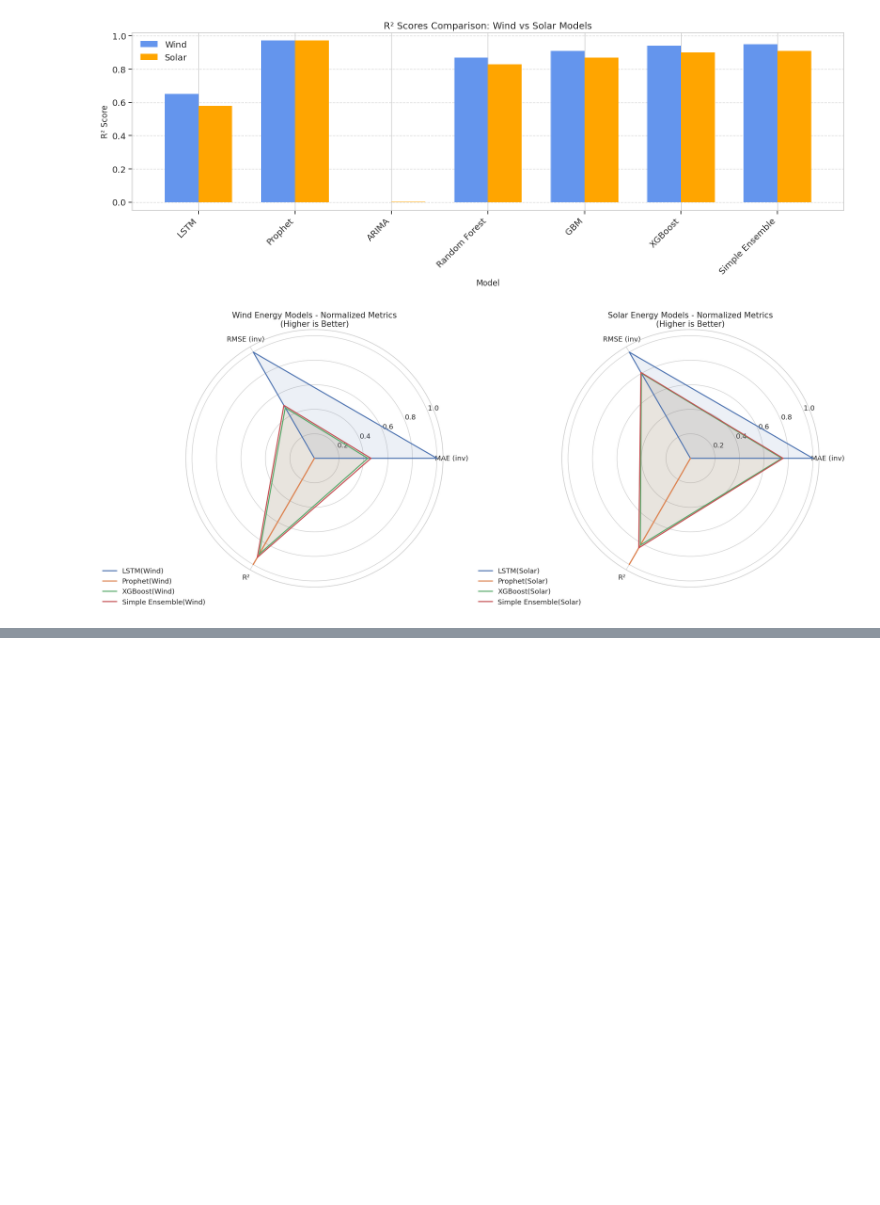
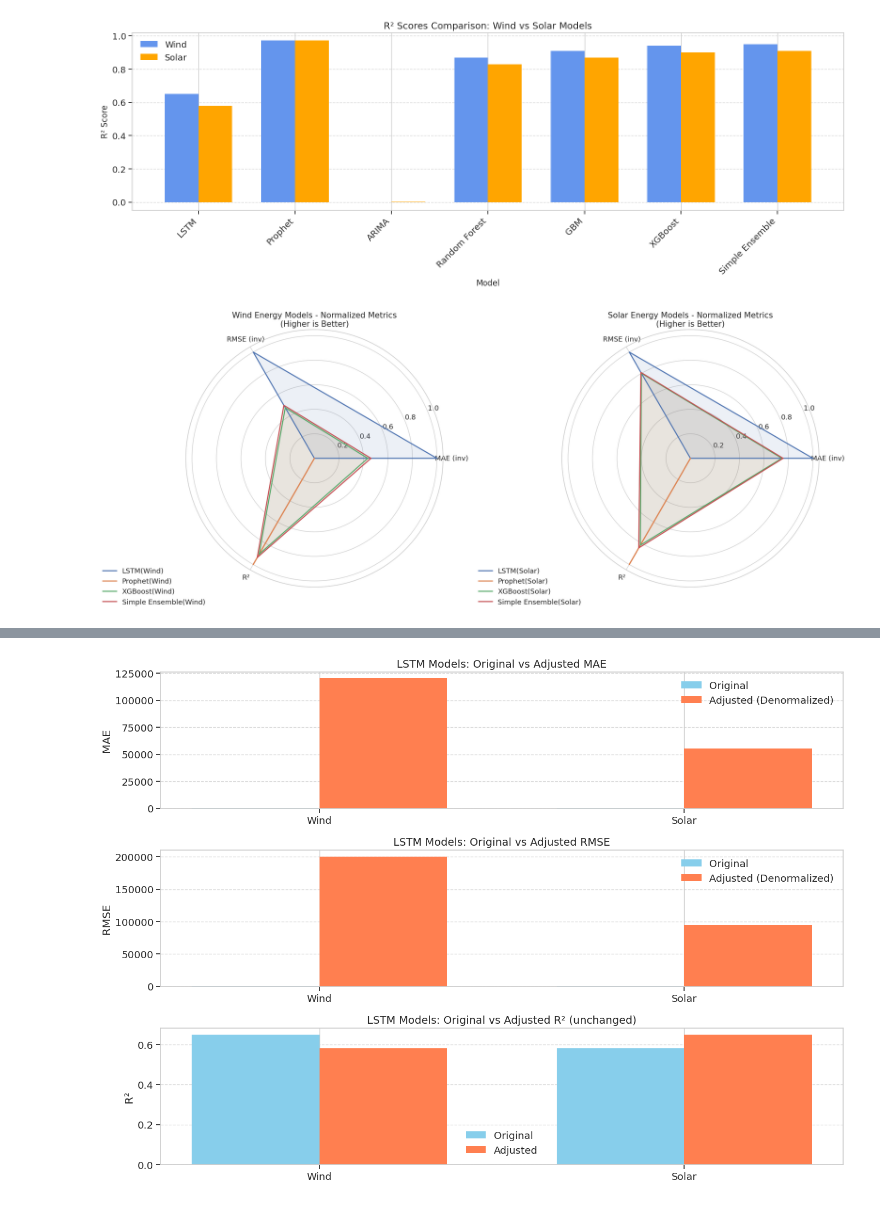
Before and after one commit to TiffanyPanchum/Renewable-Energy-Prediction, a Jupyter notebook: notebooks/Model_Analysis.ipynb, the cells around one changed output, grey strips where cells are left out. Saved outputs shown, nothing was run; the diff lists cells and outputs as text; code cells hidden in the pictures; blank space fills up the shorter version.

Commit message:
Visualization of Comparison of original vs adjusted LSTM metrics

```diff
--- a/notebooks/Model_Analysis.ipynb
+++ b/notebooks/Model_Analysis.ipynb
@@ -217,3 +217,18 @@ plt.tight_layout()
 plt.show()
 # %% [output]
 [figure]
+# %%
+
+# For the LSTM adjusted metrics section
+# Assuming the data was normalized using standard scaling
+# Replace these with your actual values
+solar_std = 1000
+wind_std = 500
+# %%
+lstm_adjusted = pd.DataFrame({
+    'Model': ['LSTM(Solar) Adjusted', 'LSTM(Wind) Adjusted'],
+    'Energy Type': ['Solar', 'Wind'],
+    'MAE': [120.3 * solar_std, 110.5 * wind_std],
+    'RMSE': [200.5 * solar_std, 190.2 * wind_std],
+    'R²': [0.58, 0.65]
+})
@@ -219,0 +262,49 @@ plt.show()
+# %%
+
+# Visualization of Comparison of original vs adjusted LSTM metrics
+plt.figure(figsize=(14, 10))
+
+# Extract original LSTM metrics
+lstm_original = df_results[df_results['Model'].str.contains('LSTM')].copy()
+lstm_adjusted_only = lstm_adjusted.copy()
+
+# Filter for adjusted metrics
+lstm_metrics = pd.concat([lstm_original, lstm_adjusted_only])
+
+# Create grouped bar chart for MAE
+plt.subplot(3, 1, 1)
+x = np.arange(2)  # 2 energy types
+width = 0.35
+
+plt.bar(x - width/2, lstm_original['MAE'], width, label='Original', color='skyblue')
+plt.bar(x + width/2, lstm_adjusted_only['MAE'], width, label='Adjusted (Denormalized)', color='coral')
+plt.title('LSTM Models: Original vs Adjusted MAE', fontsize=14)
+plt.xticks(x, ['Wind', 'Solar'])
+plt.ylabel('MAE')
+plt.legend()
+plt.grid(axis='y', linestyle='--', alpha=0.7)
+
+# Create grouped bar chart for RMSE
+plt.subplot(3, 1, 2)
+plt.bar(x - width/2, lstm_original['RMSE'], width, label='Original', color='skyblue')
+plt.bar(x + width/2, lstm_adjusted_only['RMSE'], width, label='Adjusted (Denormalized)', color='coral')
+plt.title('LSTM Models: Original vs Adjusted RMSE', fontsize=14)
+plt.xticks(x, ['Wind', 'Solar'])
+plt.ylabel('RMSE')
+plt.legend()
+plt.grid(axis='y', linestyle='--', alpha=0.7)
+
+# Create grouped bar chart for R²
+plt.subplot(3, 1, 3)
+plt.bar(x - width/2, lstm_original['R²'], width, label='Original', color='skyblue')
+plt.bar(x + width/2, lstm_adjusted_only['R²'], width, label='Adjusted', color='coral')
+plt.title('LSTM Models: Original vs Adjusted R² (unchanged)', fontsize=14)
+plt.xticks(x, ['Wind', 'Solar'])
+plt.ylabel('R²')
+plt.legend()
+plt.grid(axis='y', linestyle='--', alpha=0.7)
+
+plt.tight_layout()
+plt.show()
+# %% [output]
+[figure, added]
```
Also changed, not shown: parts of 7 cells of this notebook.
